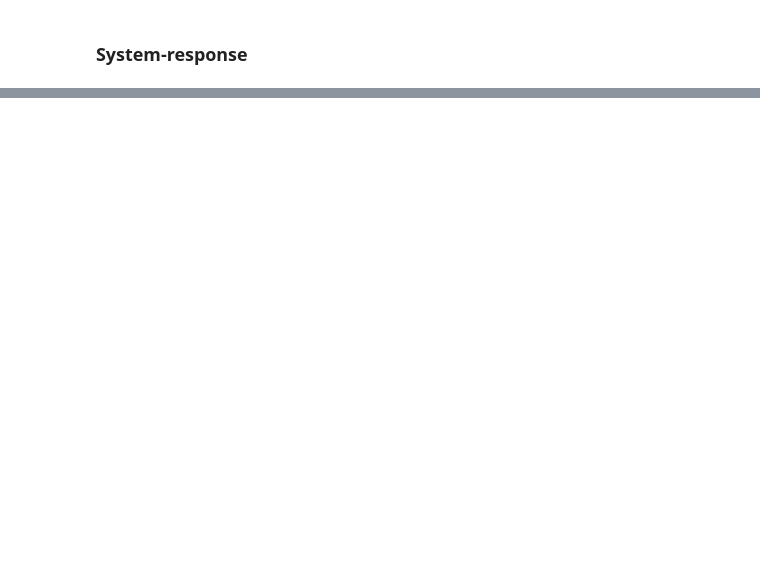
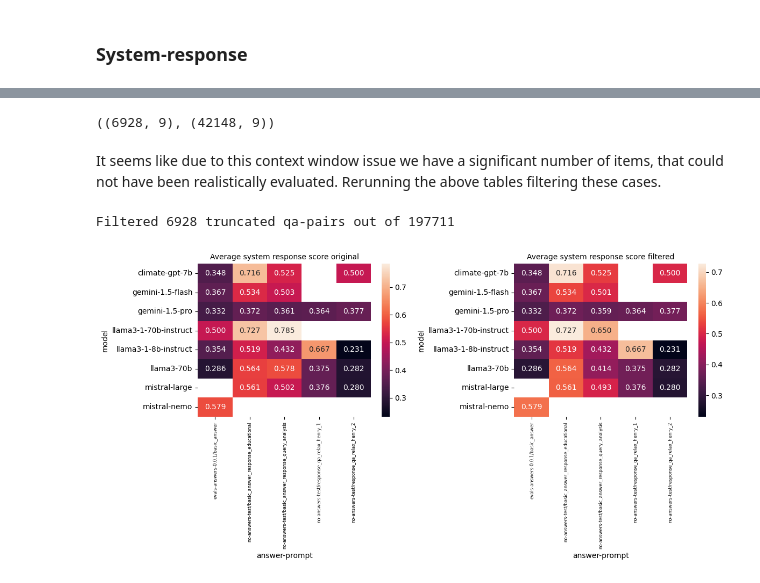
Before and after one commit to climatepolicyradar/document-qa-prototype, a Jupyter notebook: notebooks/system_prompts.ipynb, the cells around one changed output, grey strips where cells are left out. Saved outputs shown, nothing was run; the diff lists cells and outputs as text; code cells hidden in the pictures; blank space fills up the shorter version.

Commit message:
final system-response results folded into analysis

```diff
--- a/notebooks/system_prompts.ipynb
+++ b/notebooks/system_prompts.ipynb
@@ -213,0 +213,36 @@ df[
+# %%
+df[(df["answer-prompt"] == "no-answers-test/basic_answer_response_query_analysis") & (df["answer"].apply(lambda x: "#/ANALYSIS#" not in x))].shape,\
+df[(df["answer-prompt"] == "no-answers-test/basic_answer_response_query_analysis")].shape
+# %% [output]
+((6928, 9), (42148, 9))
+# %% [markdown]
+It seems like due to this context window issue we have a significant number of items, that could not have been realistically evaluated. Rerunning the above tables filtering these cases.
+# %%
+truncated_indices = df[(df["answer-prompt"] == "no-answers-test/basic_answer_response_query_analysis") & (df["answer"].apply(lambda x: "#/ANALYSIS#" not in x))].index
+
+_df = df.drop(truncated_indices)
+
+print(f"Filtered {len(truncated_indices)} truncated qa-pairs out of {df.shape[0]}")
+# %% [output]
+Filtered 6928 truncated qa-pairs out of 197711
+# %%
+fig, ax = plt.subplots(1, 2, figsize=(12, 6))
+
+
+for _ax, data, title in zip(ax, [df, _df], ["original", "filtered"]):
+    sns.heatmap(
+        pivot_table_by_eval(
+            df=data, evals=evals, index_attribute="model", column_attribute="answer-prompt", eval_axis="substring_match-system_response"
+        ),
+        annot=True,
+        fmt=".3f",
+        ax=_ax,
+    )
+
+    _ax.set_title(f"Average system response score {title}", fontsize=10)
+    _ax.set_xticklabels(_ax.get_xticklabels(), fontsize=6, rotation=90)
+
+plt.tight_layout()
+plt.show()
+# %% [output]
+[figure, added]
```
Also changed, not shown: parts of 12 cells of this notebook.
